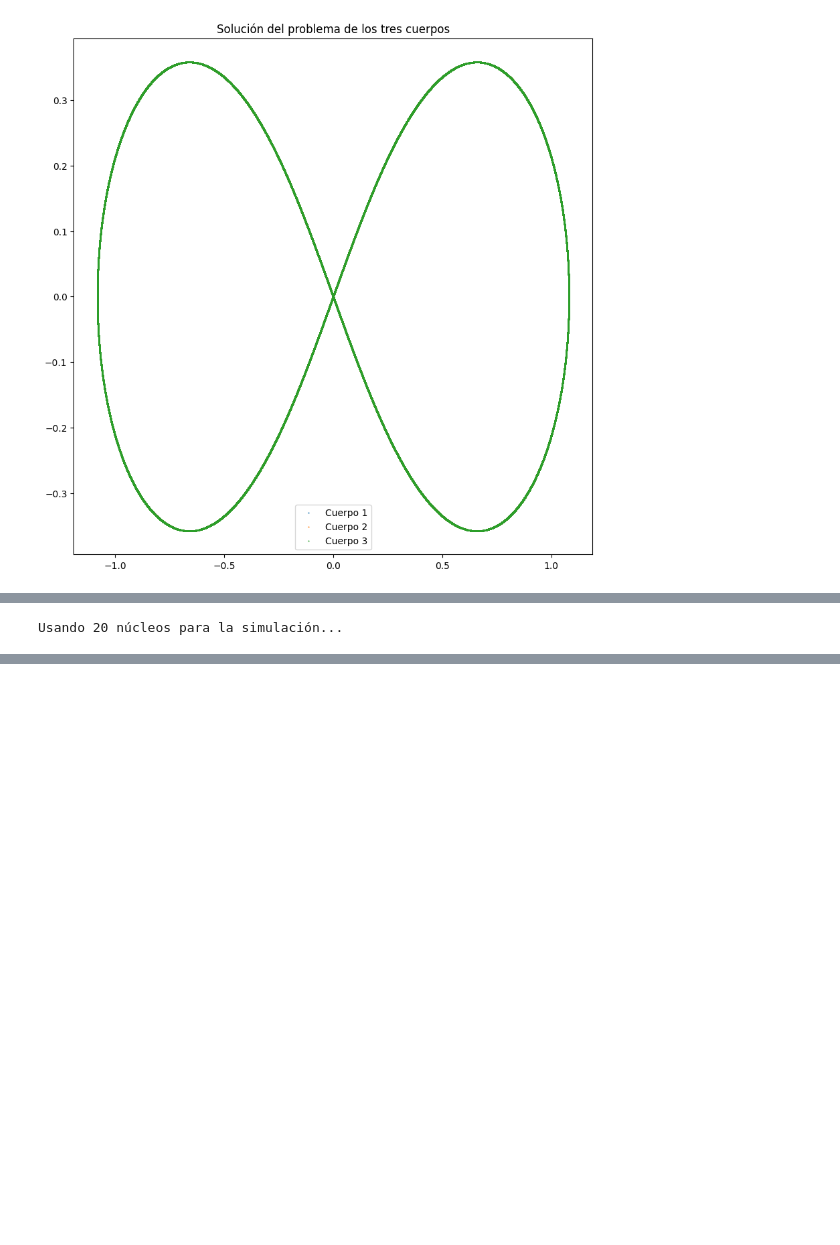
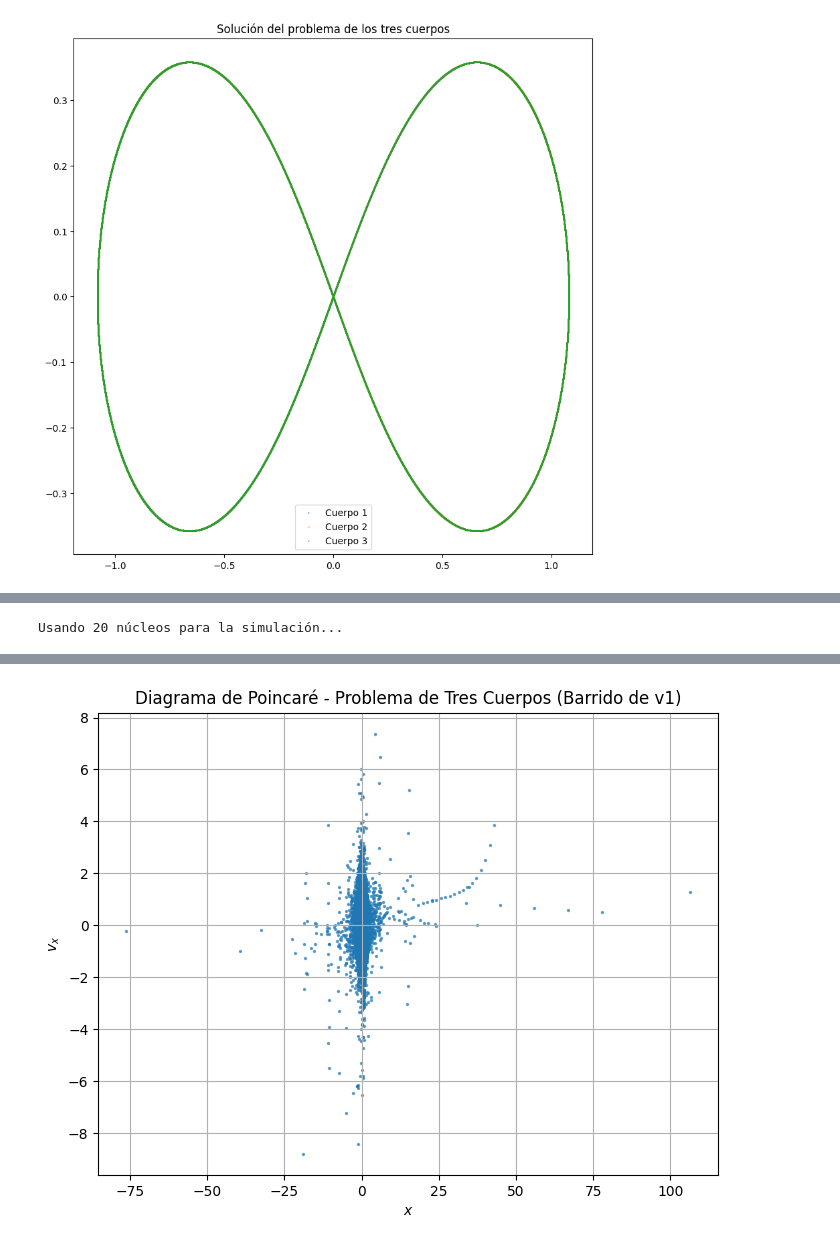
Before and after one commit to Another-DevX/Metodos-computacionales, a Jupyter notebook: proyecto/tres_cuerpos.ipynb, the cells around one changed output, grey strips where cells are left out. Cells and saved outputs as stored; diff of their text form; code cells hidden in the pictures; blank space fills up the shorter version.

Commit message:
add poincare section

```diff
--- a/proyecto/tres_cuerpos.ipynb
+++ b/proyecto/tres_cuerpos.ipynb
@@ -468,104 +472,100 @@ from tqdm import tqdm
 from multiprocessing import Pool, cpu_count
 from scipy.interpolate import interp1d
 
-G = 1.0  # Constante gravitacional normalizada
-m1, m2, m3 = 1, 1, 1
+G = 1.0
+m1, m2, m3 = 1.0, 1.0, 1.0
 
-# Condiciones iniciales
-r1 = np.array([0.97000436, -0.24308753, 0.0])
-r2 = np.array([-0.97000436, 0.24308753, 0.0])
-r3 = np.array([0.0, 0.0, 0.0])
+# ---------- Condiciones iniciales "figura 8" en r2, r3 y v2, v3 ----------
+r1 = np.array([ 0.97000436, -0.24308753,  0.0])
+r2 = np.array([-0.97000436,  0.24308753,  0.0])
+r3 = np.array([ 0.0       ,  0.0       ,  0.0])
 
 v2 = np.array([ 0.4662036850,  0.43236573,  0.0])
 v3 = np.array([-0.93240737 , -0.86473146,  0.0])
 
+# ---------- Rango de velocidades para v1 ----------
+# Por ejemplo, variamos v1_x entre [0.3, 0.6] y v1_y entre [0.3, 0.6], y z=0
+N = 50
+v1x_vals = np.linspace(0.4462, 0.4862, N)  # 0.02 abajo/arriba
+v1y_vals = np.linspace(0.4124, 0.4524, N)  # 0.02 abajo/arriba
 
-# Parámetros de tiempo
-t_max = 200
-num_points = 10000
-t = np.linspace(0, t_max, num_points)
+# Generamos la lista de velocidades a probar
+velocities = []
+for vx1 in v1x_vals:
+    for vy1 in v1y_vals:
+        velocities.append([vx1, vy1, 0.0])
+velocities = np.array(velocities)
 
-
-# Generar diferentes velocidades iniciales para v1
-velocities = np.random.uniform(-1, 1, (1000, 3))  # 1000 velocidades aleatorias en 3D
+#  Parametros de integracion ----------
+dt = 0.0005
+steps = 500000  # Para un recorrido largo
 
 def compute_single_poincare(velocity):
     """
-    Computa la sección de Poincaré para una condición inicial dada.
+    Computa la sección de Poincaré (y=0, vy>0) para una condición inicial dada en v1.
+    Retorna lista de (x_poin, vx_poin).
     """
     v1 = np.array(velocity)
     state0 = np.concatenate((r1, v1, r2, v2, r3, v3))
 
-    # Resolver el problema de tres cuerpos con Leapfrog o Solve_ivp
+    # Resolver el problema de tres cuerpos con LeapFrog
     solution = solve_three_body_problem_leap_frog(m1, m2, m3, state0, dt, steps, 1e-2)
 
+    x1 = solution.x1
     y1 = solution.y1
+    vx1 = solution.vx1
     vy1 = solution.vy1
-    x1 = solution.x1
-    vx1 = solution.vx1
 
-    # Buscar cruces en y=0 con vy > 0 (Interpolación)
+    # Buscar cruces y=0 con vy>0 (Interpolación lineal)
     poincare_points = []
     for i in range(len(y1) - 1):
-        if y1[i] < 0 and y1[i+1] > 0 and vy1[i] > 0 and vy1[i+1] > 0:
+        if (y1[i] < 0) and (y1[i+1] > 0) and (vy1[i] > 0) and (vy1[i+1] > 0):
+            frac = -y1[i] / (y1[i+1] - y1[i])  # fraccion para y=0
+            x_poincare  = x1[i]  + frac * (x1[i+1]  - x1[i])
+            vx_poincare = vx1[i] + frac * (vx1[i+1] - vx1[i])
+            poincare_points.append((x_poincare, vx_poincare))
+    return poincare_points
 
-            # Interpolación lineal para encontrar el punto exacto donde y=0
-            f_interp = interp1d([y1[i], y1[i+1]], [x1[i], x1[i+1]], kind="linear")
-            x_poincare = f_interp(0)  # Encontrar x cuando y=0
-
-            f_interp_vx = interp1d([y1[i], y1[i+1]], [vx1[i], vx1[i+1]], kind="linear")
-            vx_poincare = f_interp_vx(0)  # Encontrar vx cuando y=0
-
-            poincare_points.append((x_poincare, vx_poincare))
-
-    return poincare_points
 
 def compute_poincare_section_parallel():
     """
-    Ejecuta la simulación en paralelo usando multiprocessing.
+    Ejecuta la simulación en paralelo para todas las velocidades en 'velocities'.
     """
-    num_workers = cpu_count()  # Evita usar demasiados procesos
+    num_workers = cpu_count()
     print(f"Usando {num_workers} núcleos para la simulación...")
 
     with Pool(num_workers) as pool:
+        # tqdm(pool.imap(...)) para barra de progreso
         results = list(tqdm(pool.imap(compute_single_poincare, velocities), total=len(velocities)))
 
-    # Convertir lista de listas en arrays
+    # results es lista de listas => aplanamos
     x_poincare, vx_poincare = [], []
     for points in results:
         for x, vx in points:
             x_poincare.append(x)
             vx_poincare.append(vx)
-
     return np.array(x_poincare), np.array(vx_poincare)
 
 def plot_poincare_section(x_poincare, vx_poincare):
     """
-    Genera el diagrama de Poincaré con los puntos de intersección.
+    Diagrama de Poincaré (x vs vx) con y=0, vy>0.
     """
     plt.figure(figsize=(8, 6))
-    plt.scatter(x_poincare, vx_poincare, s=2, color="blue", alpha=0.6)
+    plt.scatter(x_poincare, vx_poincare, s=2, alpha=0.6)
     plt.xlabel(r"$x$")
     plt.ylabel(r"$v_x$")
-    plt.title("Diagrama de Poincaré - Problema de Tres Cuerpos")
-    plt.grid()
+    plt.title("Diagrama de Poincaré - Problema de Tres Cuerpos (Barrido de v1)")
+    plt.grid(True)
     plt.show()
 
 def save_poincare_to_csv(x_poincare, vx_poincare, filename="poincare_data.csv"):
-    """
-    Guarda los datos de la sección de Poincaré en un archivo CSV.
-    """
     df = pd.DataFrame({"x": x_poincare, "vx": vx_poincare})
     df.to_csv(filename, index=False)
     print(f"Datos guardados en {filename}")
 
-# Ejecutar la simulación en paralelo
+# ---------- Ejecutamos ----------
 x_poincare, vx_poincare = compute_poincare_section_parallel()
-
-# Guardar los datos en CSV
-save_poincare_to_csv(x_poincare, vx_poincare)
-
-# Graficar la sección de Poincaré
+save_poincare_to_csv(x_poincare, vx_poincare, "poincare_data.csv")
 plot_poincare_section(x_poincare, vx_poincare)
 # %% [output]
 Usando 20 núcleos para la simulación...
@@ -573,3 +573,4 @@ KeyboardInterrupt:
+[figure, added]
 # %%
 def plot_poincare_from_csv(filename="poincare_data.csv", x_range=(-2, 2), vx_range=(-2, 2)):
     """
```
Also changed, not shown: parts of 5 cells of this notebook, 1 other file.
